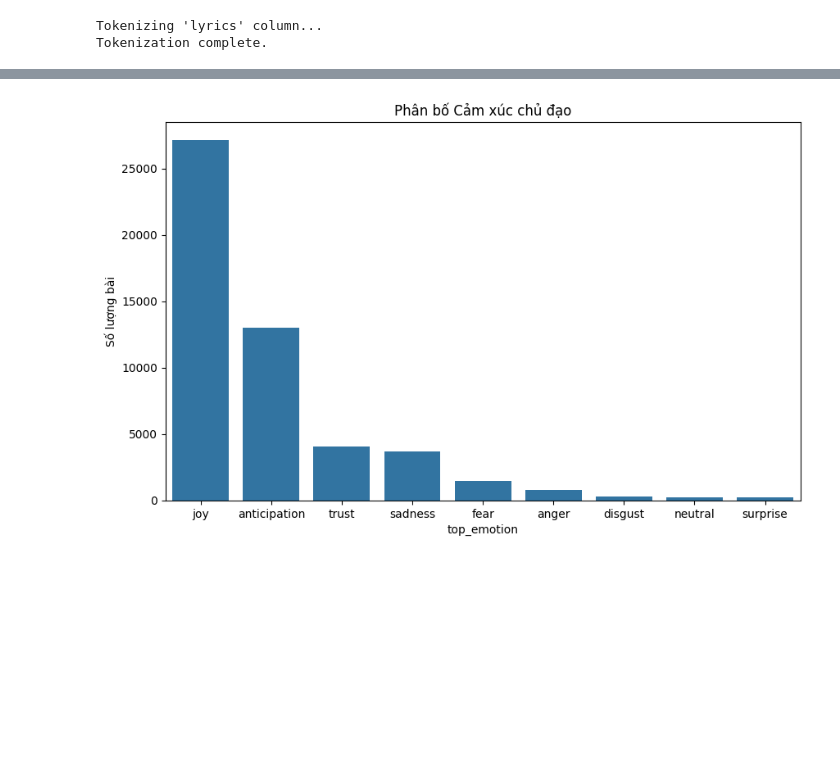
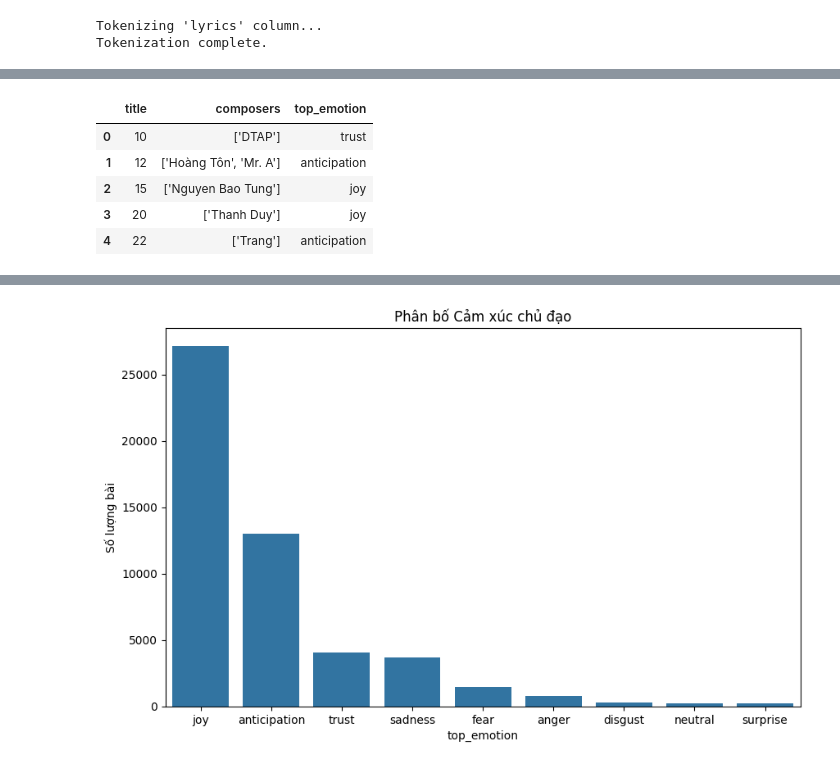
Before and after one commit to kunnic/song-corpus, a Jupyter notebook: lexicon.ipynb, the cells around one changed output, grey strips where cells are left out. Cells and saved outputs as stored; diff of their text form; code cells hidden in the pictures; blank space fills up the shorter version.

```diff
--- a/lexicon.ipynb
+++ b/lexicon.ipynb
@@ -32,0 +96,9 @@ results = results[(results['year'] != 0) & (results['year'] > 1900)]
+# %%
+lexicon_predicted_dataset.head()
+# %% [output]
+|  | title | composers | top_emotion |
+| 0 | 10 | ['DTAP'] | trust |
+| 1 | 12 | ['Hoàng Tôn', 'Mr. A'] | anticipation |
+| 2 | 15 | ['Nguyen Bao Tung'] | joy |
+| 3 | 20 | ['Thanh Duy'] | joy |
+| 4 | 22 | ['Trang'] | anticipation |
```
Also changed, not shown: parts of 11 cells of this notebook, 3 other files.
